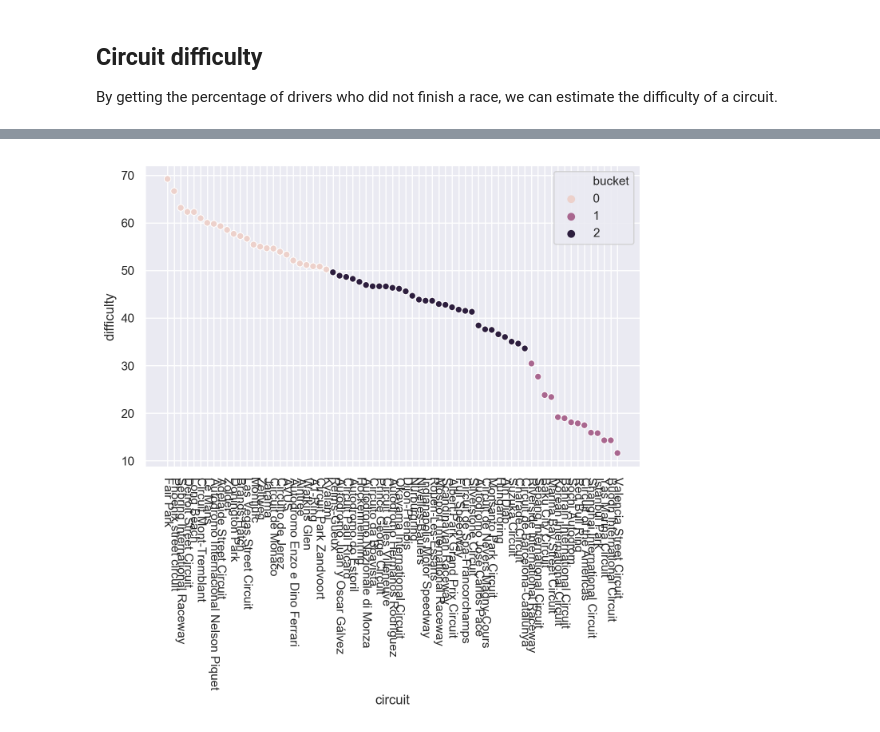
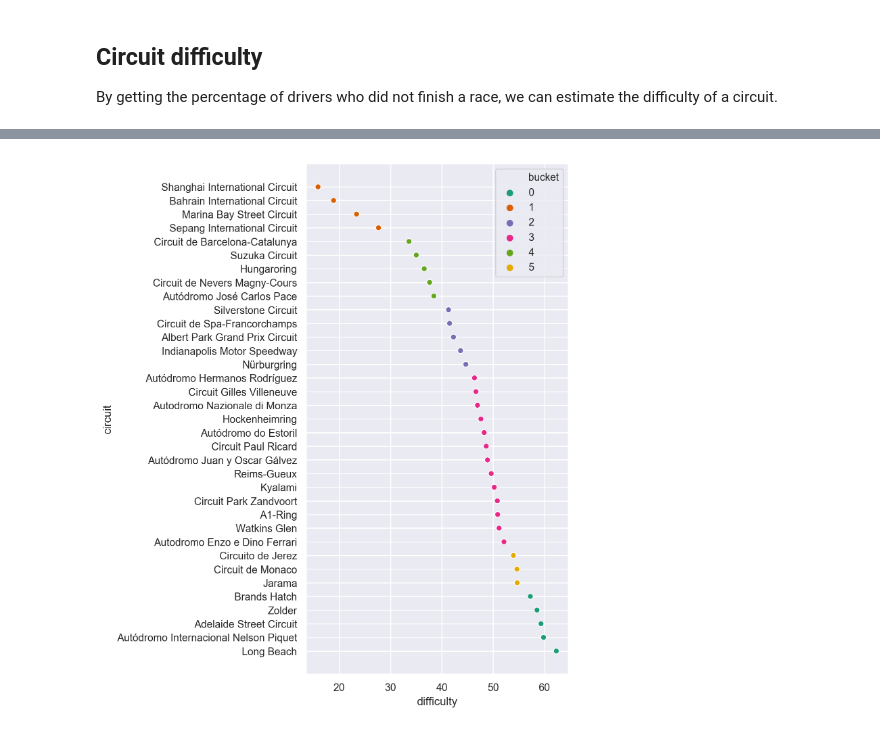
Before and after one commit to mnvsngv/cs696-bigdata, a Jupyter notebook: Project/Project.ipynb, the cells around one changed output, grey strips where cells are left out. Drawn from its saved outputs; the diff is of its cells as text; code cells hidden in the pictures.

Commit message:
Project: Fixed scatter plot colours

```diff
--- a/Project/Project.ipynb
+++ b/Project/Project.ipynb
@@ -113,9 +117,7 @@ sns.lineplot(x='year', y='lapTimeMillis', data=monaco_df)
 ## Circuit difficulty
 By getting the percentage of drivers who did not finish a race, we can estimate the difficulty of a circuit.
 # %%
-years = range(1958, 2018)
-
-circuits_in_years = races[races.year.isin(years)].circuitId.unique()
+circuits_in_years = races.circuitId.unique()
 
 save_path = './f1-data/circuitsGood.csv'
 
@@ -137,16 +139,19 @@ for circuitId in circuits_in_years:
     circuit_ref = circuits[circuits.circuitId == circuitId].circuitRef.values[0]
     circuit_name = circuits_good[circuits_good.circuitId == circuit_ref].circuitName.values[0]
     percent_invalid = num_invalid * 100 / total
-    circuit_data['circuit'].append(circuit_name)
-    circuit_data['difficulty'].append(percent_invalid)
+    if total > 200:
+        circuit_data['circuit'].append(circuit_name)
+        circuit_data['difficulty'].append(percent_invalid)
 
 circuit_difficulty_df = pd.DataFrame.from_dict(circuit_data).sort_values(by='difficulty', ascending=False)
 
-kmeans = KMeans(n_clusters=3)
-kmeans.fit_predict(circuit_difficulty_df['difficulty'].values.reshape(-1, 1))
-circuit_difficulty_df['bucket'] = kmeans.labels_
+num_buckets = 6
 
-plot_large()
-sns.scatterplot(x='circuit', y='difficulty', hue='bucket', data=circuit_difficulty_df)
-plt.xticks(rotation=-90);
+clustering_model = sklearn.cluster.SpectralClustering(n_clusters=num_buckets)
+clustering_model.fit_predict(circuit_difficulty_df['difficulty'].values.reshape(-1, 1))
+circuit_difficulty_df['bucket'] = clustering_model.labels_.astype(str)
+
+plt.figure(figsize=(5, 10), dpi=200)
+sns.scatterplot(y='circuit', x='difficulty', hue='bucket', data=circuit_difficulty_df,
+                palette=sns.color_palette('Dark2', num_buckets));
 # %% [output]
@@ -154 +159 @@ Using cached Monaco lap times!
-[figure, old version]
+[figure, new version]
```
Also changed, not shown: parts of 3 cells of this notebook.
